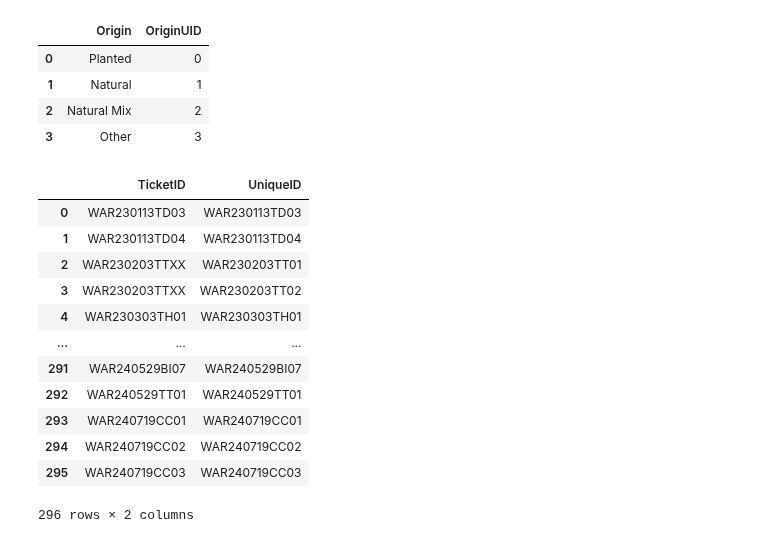
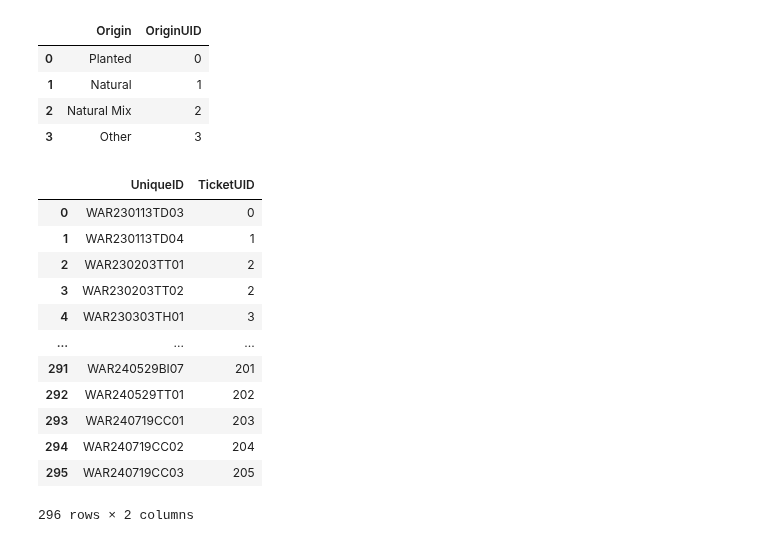
Before and after one commit to BilyBrown/sqlite3-tutorial, a Jupyter notebook: create_war_tables_01.ipynb, the cells around one changed output. Cells and saved outputs as stored; diff of their text form; code cells hidden in the pictures.

```diff
--- a/create_war_tables_01.ipynb
+++ b/create_war_tables_01.ipynb
@@ -230,6 +230,8 @@ new_tcs_intake.loc[~new_tcs_intake['TicketID'].str.contains("WAR"), 'TicketID']
 # Manually fix this issue where we had to deal with overlaps and SPB management
 new_tcs_intake.loc[new_tcs_intake['UniqueID'] == 'WAR231006BI02', 'TicketID'] = "WAR230817CCXX"
 new_tcs_intake.loc[new_tcs_intake['UniqueID'] == 'WAR240627BI01', 'TicketID'] = 'WAR230908XXXX'
+new_tcs_intake.loc[new_tcs_intake['UniqueID'] == 'WAR180518TT01', 'TicketID'] = 'WAR180518XXXX'
+new_tcs_intake.loc[new_tcs_intake['UniqueID'] == 'WAR180518TH03', 'TicketID'] = 'WAR180518XXXX'
 
 ticketid_table = new_tcs_intake[['TicketID', 'UniqueID']]
 # %% [markdown]
@@ -594,19 +600,31 @@ origin_df
 | 1 | Natural | 1 |
 | 2 | Natural Mix | 2 |
 | 3 | Other | 3 |
-# %%
-ticketid_table
-# %% [output]
-|  | TicketID | UniqueID |
-| 0 | WAR230113TD03 | WAR230113TD03 |
-| 1 | WAR230113TD04 | WAR230113TD04 |
-| 2 | WAR230203TTXX | WAR230203TT01 |
-| 3 | WAR230203TTXX | WAR230203TT02 |
-| 4 | WAR230303TH01 | WAR230303TH01 |
-| ... | ... | ... |
-| 291 | WAR240529BI07 | WAR240529BI07 |
-| 292 | WAR240529TT01 | WAR240529TT01 |
-| 293 | WAR240719CC01 | WAR240719CC01 |
-| 294 | WAR240719CC02 | WAR240719CC02 |
-| 295 | WAR240719CC03 | WAR240719CC03 |
-296 rows × 2 columns
+# %%
+# This needs to be just ticketid as a foreign key and then the index become a column that is the primary key and that will be referenced elsewhere.
+ticketid_lookup_table = ticketid_table.copy()
+# %%
+ticketids = ticketid_table['TicketID'].unique().tolist()
+ticketids_dict = {}
+ticketids_dict['TicketID'] = ticketids
+ticket_id_df = pd.DataFrame(ticketids_dict)
+ticket_id_df['TicketUID'] = ticket_id_df.index
+ticket_mapper = dict(zip(ticket_id_df['TicketID'], ticket_id_df['TicketUID']))
+ticketid_lookup_table['TicketUID'] = ticketid_lookup_table['TicketID'].map(ticket_mapper)
+ticketid_lookup_table.drop(columns='TicketID', inplace=True)
+# %%
+ticketid_lookup_table
+# %% [output]
+|  | UniqueID | TicketUID |
+| 0 | WAR230113TD03 | 0 |
+| 1 | WAR230113TD04 | 1 |
+| 2 | WAR230203TT01 | 2 |
+| 3 | WAR230203TT02 | 2 |
+| 4 | WAR230303TH01 | 3 |
+| ... | ... | ... |
+| 291 | WAR240529BI07 | 201 |
+| 292 | WAR240529TT01 | 202 |
+| 293 | WAR240719CC01 | 203 |
+| 294 | WAR240719CC02 | 204 |
+| 295 | WAR240719CC03 | 205 |
+296 rows × 2 columns
```
Also changed, not shown: parts of 12 cells of this notebook.
